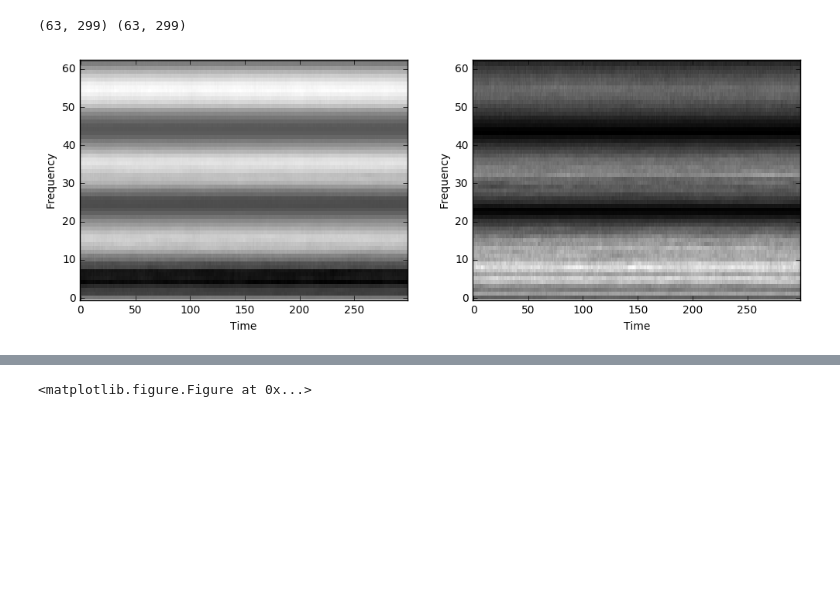
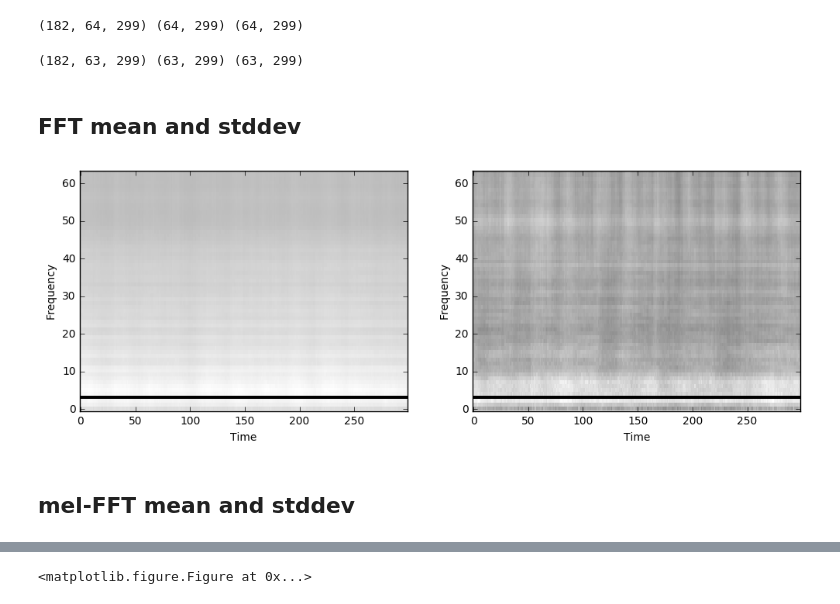
Before and after one commit to conceptacid/mir3, a Jupyter notebook: MedleyExamples.ipynb, the cells around one changed output, grey strips where cells are left out. Saved outputs shown, nothing was run; the diff lists cells and outputs as text; code cells hidden in the pictures; blank space fills up the shorter version.

```diff
--- a/MedleyExamples.ipynb
+++ b/MedleyExamples.ipynb
@@ -57,20 +52,36 @@ spectrograms.shape
+# %%
+frames_by_chunks = [frame_signal(sample_rate, chunk) for chunk in chunks]
+ffts = [calculate_fft(sample_rate, frame_collection, num_filt) for frame_collection in frames_by_chunks]
+mffts = [calculate_mfcc(fft) for fft in ffts]
+# %%
+# transpose each spectrogram, so we have time axis horizontally and stack them together into 3D numpy tensors
+ffts = np.stack([fft.T for fft in ffts])
+mffts = np.stack([mfft.T for mfft in mffts])
 # %%
-mean = np.mean(spectrograms, axis=0)
-std = np.std(spectrograms, axis=0)
-print(mean.shape, std.shape)
+fft_mean = np.mean(ffts, axis=0)
+fft_std = np.std(ffts, axis=0)
+print(ffts.shape, fft_mean.shape, fft_std.shape)
 # %% [output]
-(63, 299) (63, 299)
+(182, 64, 299) (64, 299) (64, 299)
+# %%
+mfft_mean = np.mean(mffts, axis=0)
+mfft_std = np.std(mffts, axis=0)
+print(mffts.shape, mfft_mean.shape, mfft_std.shape)
+# %% [output]
+(182, 63, 299) (63, 299) (63, 299)
+# %% [markdown]
+<h2>FFT mean and stddev</h2>
 # %%
 fig= pylab.figure( figsize=(12, 4), dpi=320)
 a=fig.add_subplot(1,2,1)
-pylab.imshow(mean, origin='lower', aspect='auto', interpolation='nearest', cmap='gray')
+pylab.imshow(fft_mean, origin='lower', aspect='auto', interpolation='nearest', cmap='gray')
 pylab.xlabel('Time')
 pylab.ylabel('Frequency')
 
 a=fig.add_subplot(1,2,2)
-pylab.imshow(std, origin='lower', aspect='auto', interpolation='nearest', cmap='gray')
+pylab.imshow(fft_std, origin='lower', aspect='auto', interpolation='nearest', cmap='gray')
 pylab.xlabel('Time')
 pylab.ylabel('Frequency')
 pylab.show()
 # %% [output]
-[figure, old version]
+[figure, new version]
@@ -79,0 +88,2 @@ data_norm = (spectrograms-mean)/std
+# %% [markdown]
+<h2>mel-FFT mean and stddev</h2>
```
Also changed, not shown: parts of 7 cells of this notebook, 7 other files.
